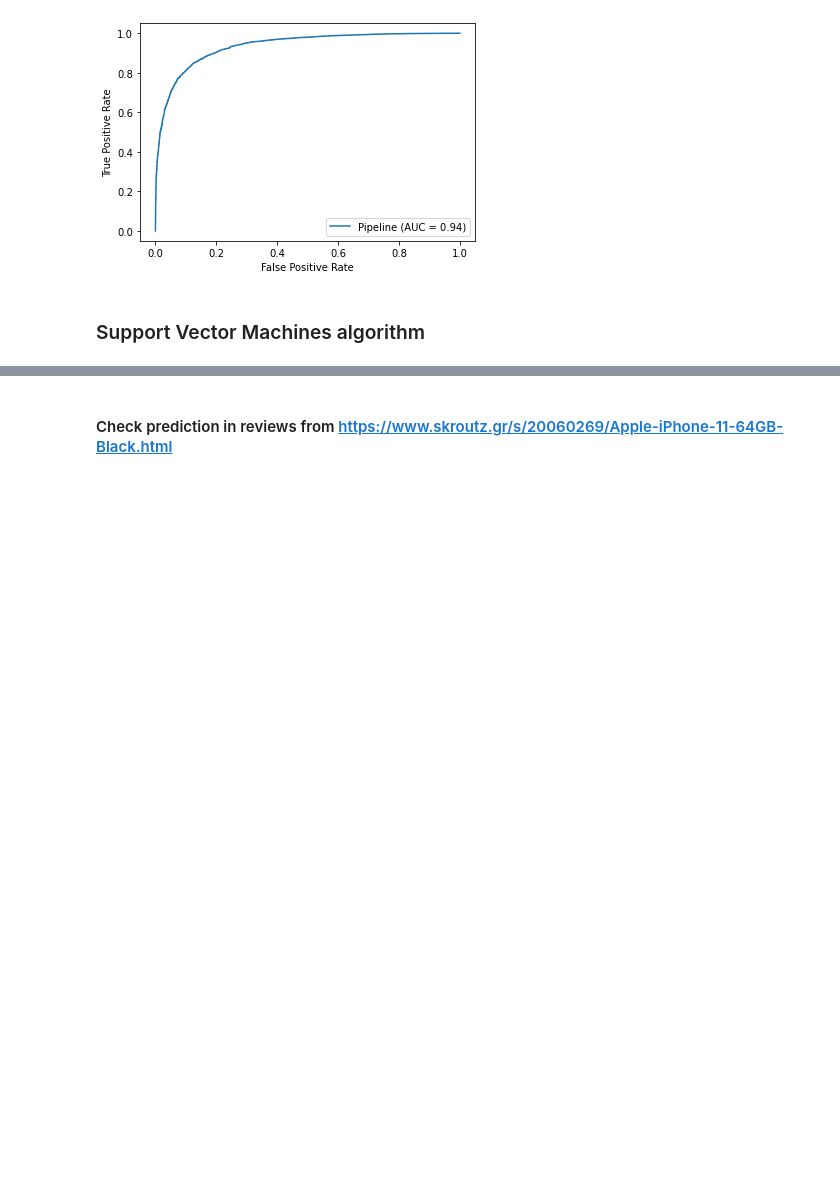
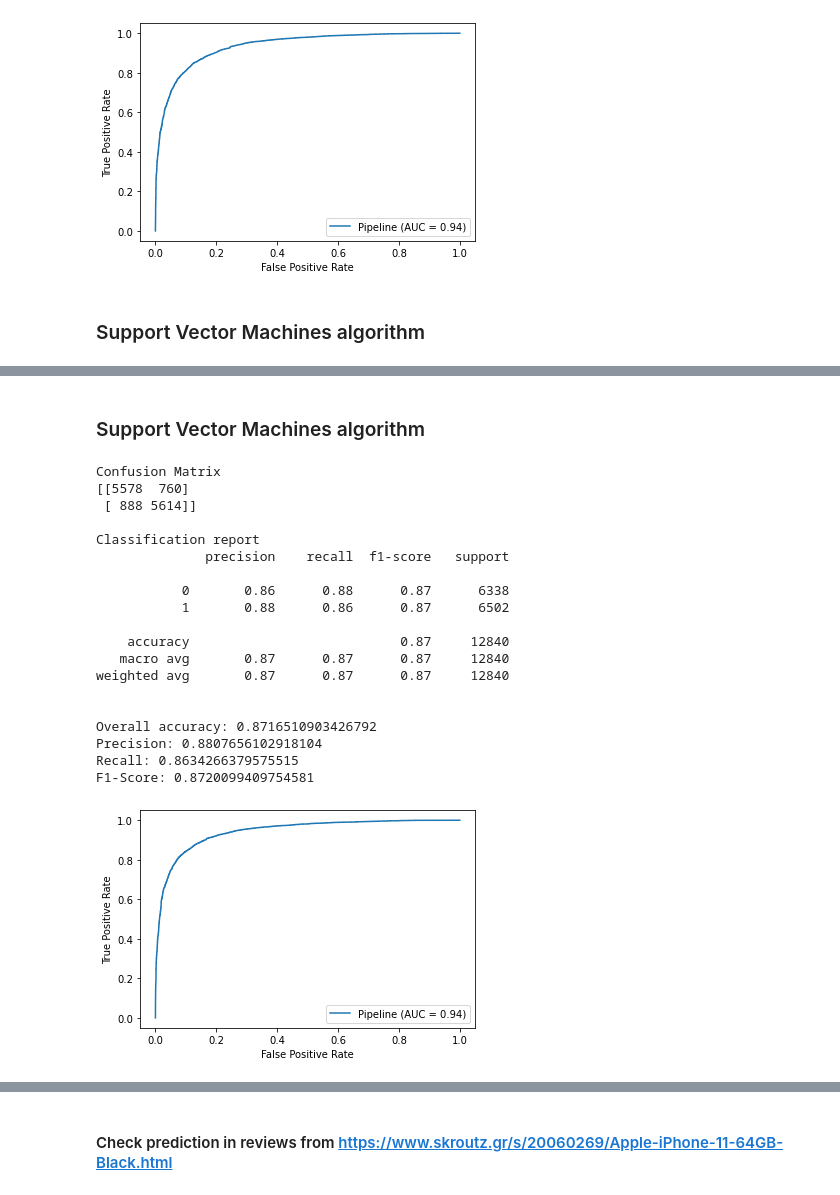
Before and after one commit to JoKoum/Machine-Learning-Project, a Jupyter notebook: Analyze-review-sentiment.ipynb, the cells around one changed output, grey strips where cells are left out. Saved outputs shown, nothing was run; the diff lists cells and outputs as text; code cells hidden in the pictures; blank space fills up the shorter version.

```diff
--- a/Analyze-review-sentiment.ipynb
+++ b/Analyze-review-sentiment.ipynb
@@ -326,0 +441,26 @@ Overall accuracy: 0.8889924457961346
+# %% [markdown]
+### Support Vector Machines algorithm
+# %%
+svm = LinearSVC()
+text_svm = model_training(X,y,svm)
+# %% [output]
+Confusion Matrix
+[[5578  760]
+ [ 888 5614]]
+
+Classification report
+              precision    recall  f1-score   support
+
+           0       0.86      0.88      0.87      6338
+           1       0.88      0.86      0.87      6502
+
+    accuracy                           0.87     12840
+   macro avg       0.87      0.87      0.87     12840
+weighted avg       0.87      0.87      0.87     12840
+
+
+Overall accuracy: 0.8716510903426792
+Precision: 0.8807656102918104
+Recall: 0.8634266379575515
+F1-Score: 0.8720099409754581
+[figure, added]
```
Also changed, not shown: parts of 21 cells of this notebook.
